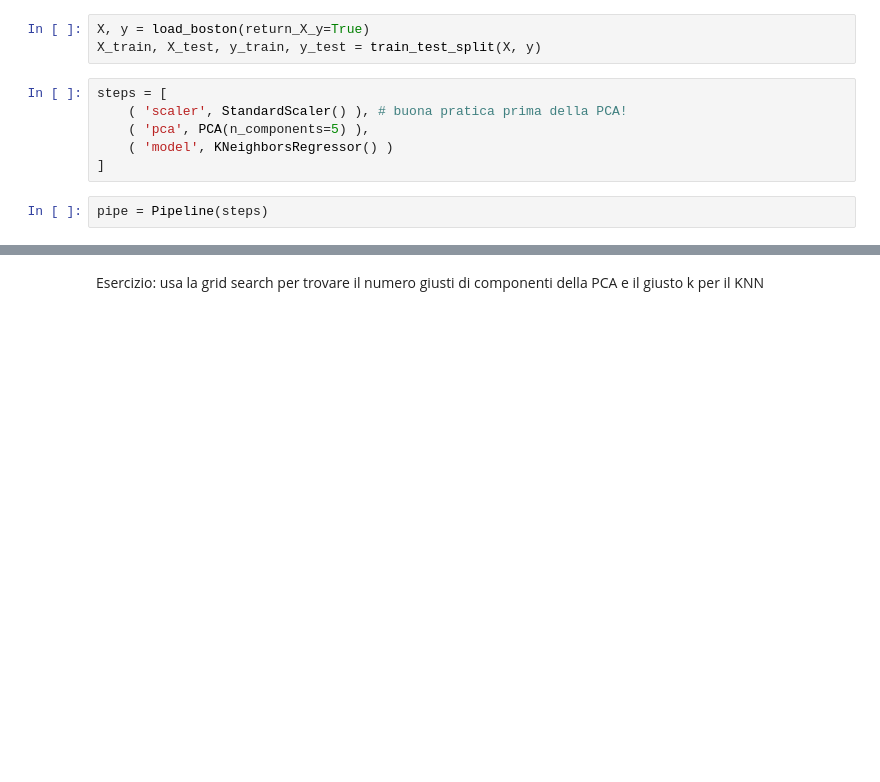
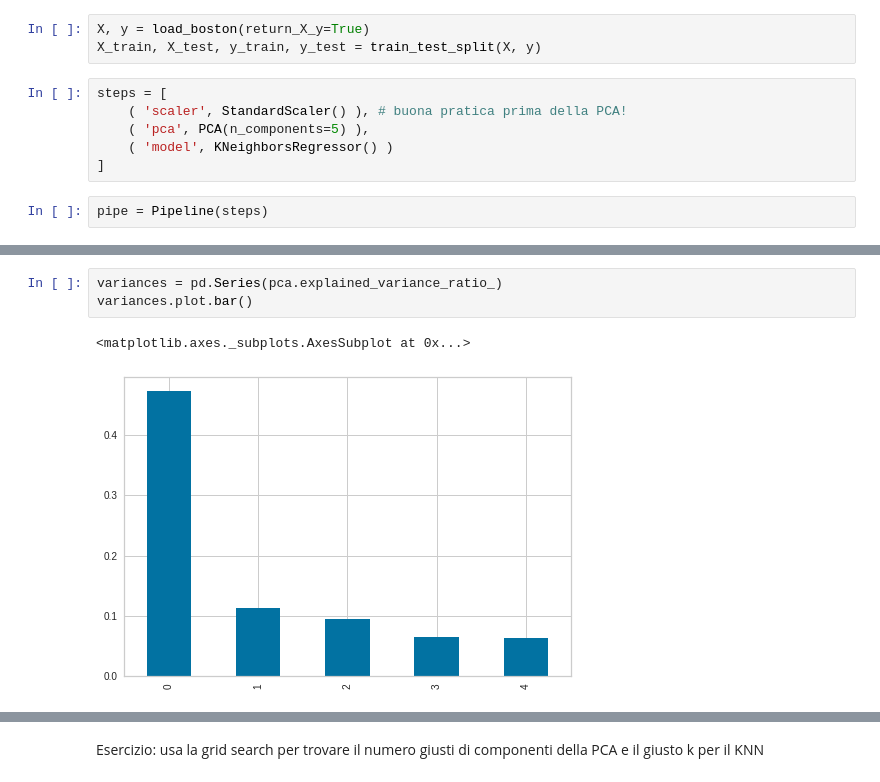
Before and after one commit to pieroit/corso_ml_python_youtube_pollo, a Jupyter notebook: prove/B09_dimensionality_reduction.ipynb, the cells around one changed output, grey strips where cells are left out. Drawn from its saved outputs; the diff is of its cells as text; blank space fills up the shorter version.

```diff
--- a/prove/B09_dimensionality_reduction.ipynb
+++ b/prove/B09_dimensionality_reduction.ipynb
@@ -63,3 +51,9 @@ sum(pca.explained_variance_ratio_)
+# %%
+variances = pd.Series(pca.explained_variance_ratio_)
+variances.plot.bar()
+# %% [output]
+<matplotlib.axes._subplots.AxesSubplot at 0x...>
+[figure, added]
 # %%
 pca.components_
 # %% [output]
```
Also changed, not shown: parts of 6 cells of this notebook, 1 other file.
